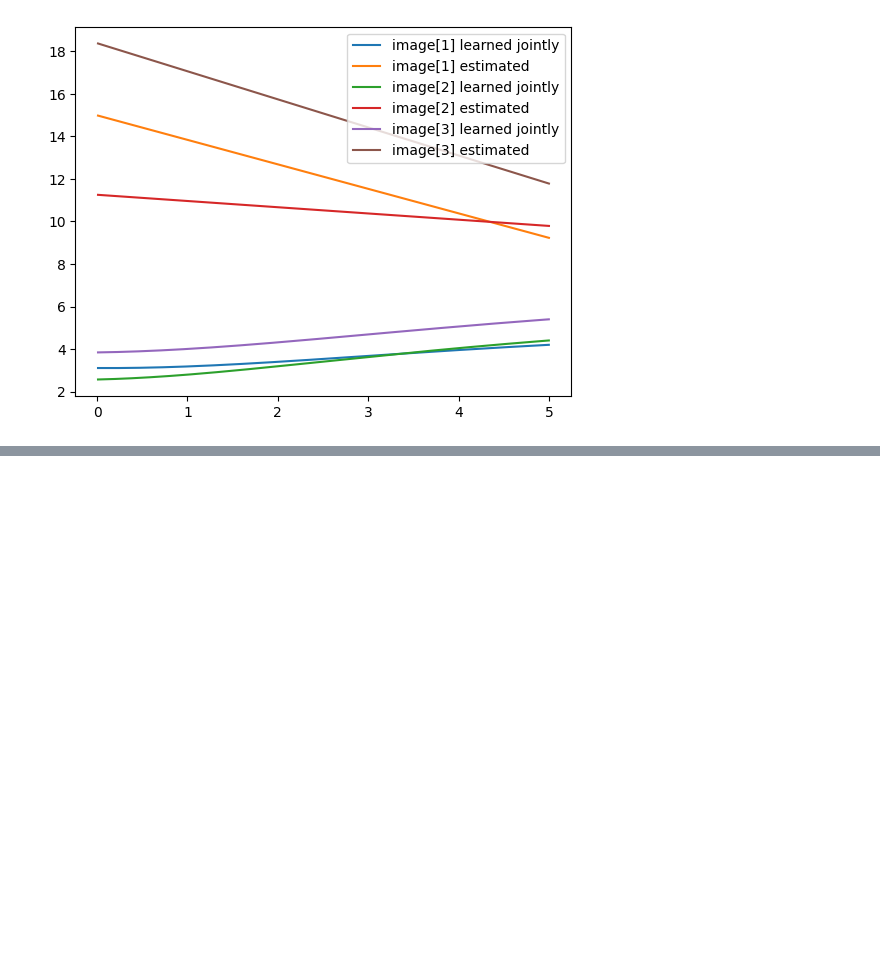
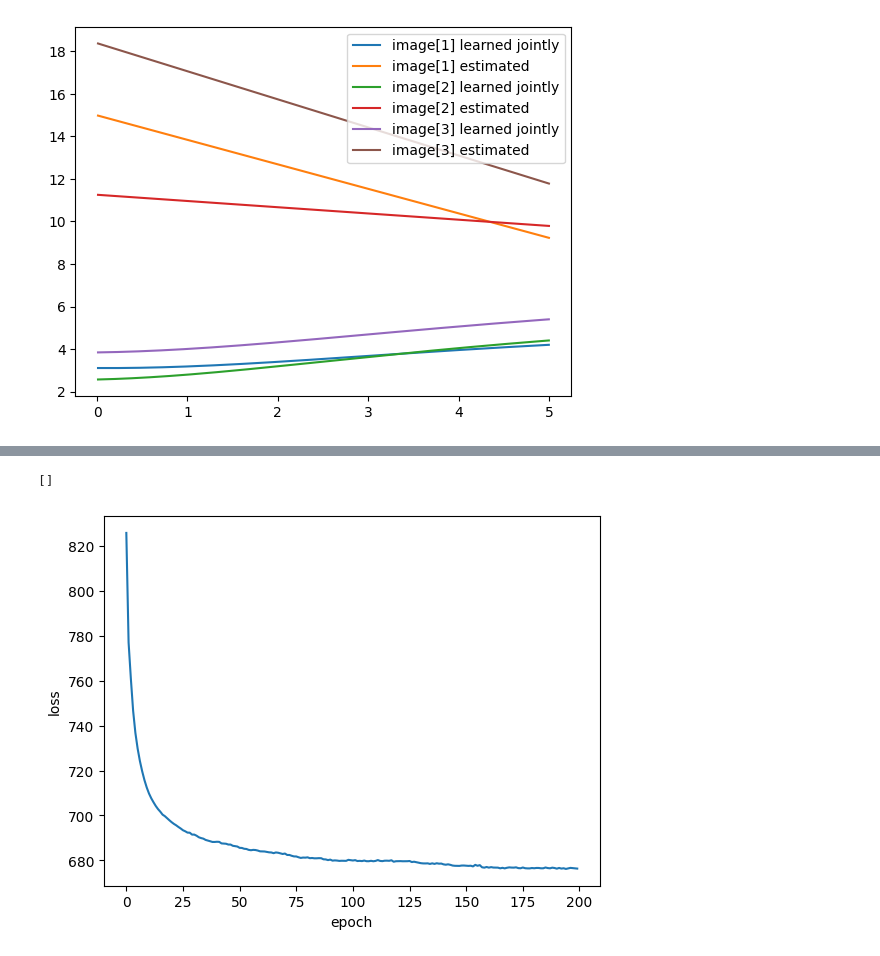
Before and after one commit to HaoxiangYou/Score-based-generative-model, a Jupyter notebook: MNIST.ipynb, the cells around one changed output, grey strips where cells are left out. Cells and saved outputs as stored; diff of their text form; code cells hidden in the pictures; blank space fills up the shorter version.

Commit message:
add weighted noising score matching

```diff
--- a/MNIST.ipynb
+++ b/MNIST.ipynb
@@ -396,0 +414,35 @@ plt.show()
+# %%
+random_key = jax.random.PRNGKey(0)
+
+# Note here the neural model output \sqrt{1-\exp{(-2t)}} s_t(X_t) instead of the score
+model = Score_MLP(features=[128]*5, dim=img_dim)
+random_key, key_to_use = jax.random.split(random_key)
+model_param = model.init(key_to_use, images[0], 0)
+optimizer = optax.adam(learning_rate=1e-4)
+optimizer_state = optimizer.init(model_param)
+
+score_matching_loss_wrapped = partial(weighted_denoising_score_matching_with_ou_process_loss, model.apply)
+
+# Time for forward OU process to run
+T = 5
+T_min = 0.01
+
+@jax.jit
+def params_update(param, optimizer_state, x0s, ts, random_key):
+    loss, grad = jax.value_and_grad(score_matching_loss_wrapped)(param, x0s, ts, random_key)
+    update, optimizer_state = optimizer.update(grad, optimizer_state, param)
+    param = optax.apply_updates(param, update)
+    return loss, param, optimizer_state
+
+losses = []
+for epoch in range(200):
+    total_loss = 0
+    for i, (images, labels) in enumerate(training_dataloader):
+        ts = np.random.uniform(T_min, T, size=images.shape[0])
+        random_key, key_to_use = jax.random.split(random_key)
+        # one step grad update
+        loss, model_param, optimizer_state = params_update(model_param, optimizer_state, images, ts, key_to_use)
+        total_loss += loss
+
+    losses.append(total_loss / len(training_dataloader))
+    print(f"iter:{epoch+1}, loss:{losses[-1]}")
@@ -396,0 +467,9 @@ plt.show()
+# %%
+plt.figure()
+plt.plot(losses, label="training loss")
+plt.xlabel("epoch")
+plt.ylabel("loss")
+plt.plot()
+# %% [output]
+[]
+[figure, added]
```
Also changed, not shown: parts of 6 cells of this notebook, 1 other file.
